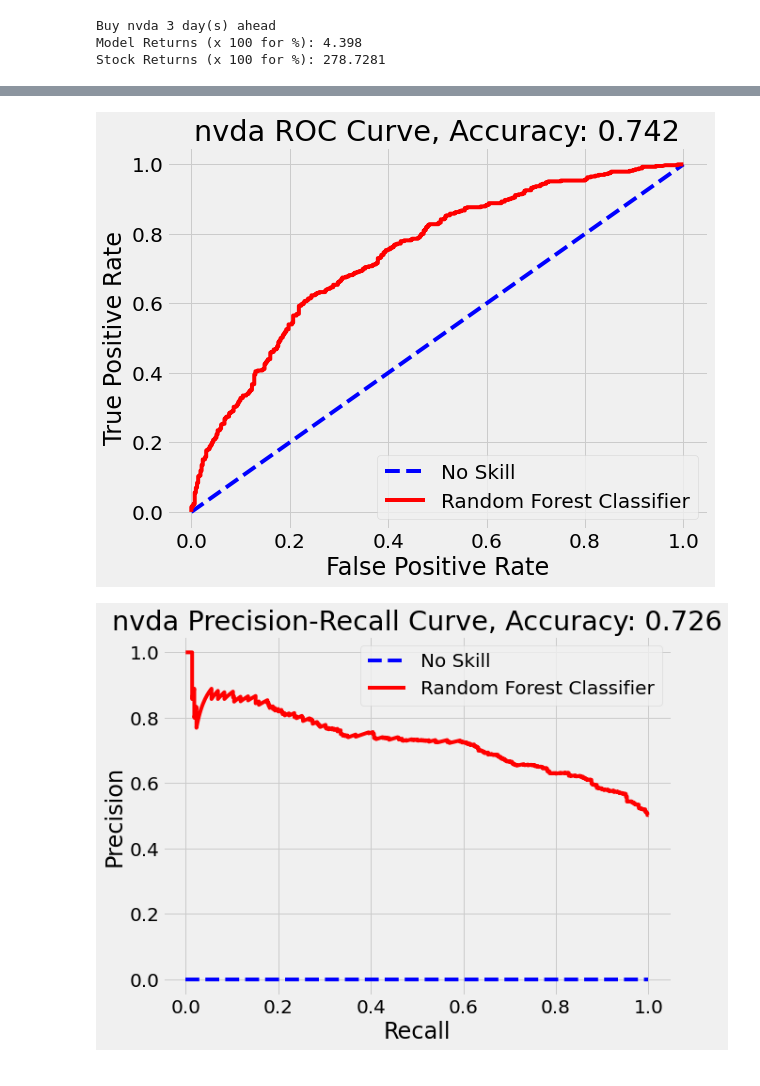
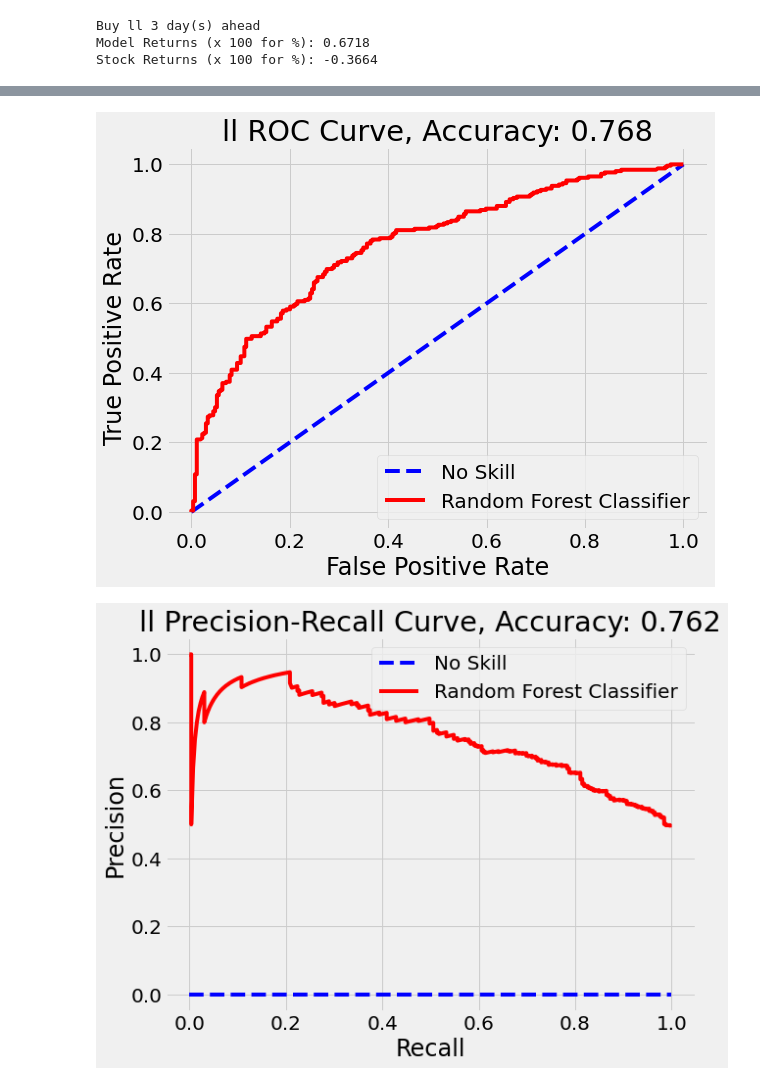
Before and after one commit to yuchild/next_n_day_stock_prediction_simple, a Jupyter notebook: testing.ipynb, the cells around one changed output, grey strips where cells are left out. Saved outputs shown, nothing was run; the diff lists cells and outputs as text; code cells hidden in the pictures.

```diff
--- a/testing.ipynb
+++ b/testing.ipynb
@@ -209,5 +224,5 @@ Stock Returns (x 100 for %): 278.7281
 # %%
-stock_name = 'nvda'
+stock_name = 'll'
 fn.all_func(stock_name
            , start_dates[stock_name]
            , days_ahead = 3
@@ -215,6 +230,6 @@ fn.all_func(stock_name
            , days_back = 1
           )
 # %% [output]
-Buy nvda 3 day(s) ahead
-Model Returns (x 100 for %): 4.398
-Stock Returns (x 100 for %): 278.7281
+Buy ll 3 day(s) ahead
+Model Returns (x 100 for %): 0.6718
+Stock Returns (x 100 for %): -0.3664
@@ -222,2 +237,2 @@ Stock Returns (x 100 for %): 278.7281
-[figure, old version]
+[figure, new version]
-[figure, old version]
+[figure, new version]
```
Also changed, not shown: parts of 5 cells of this notebook, 54 other files.
